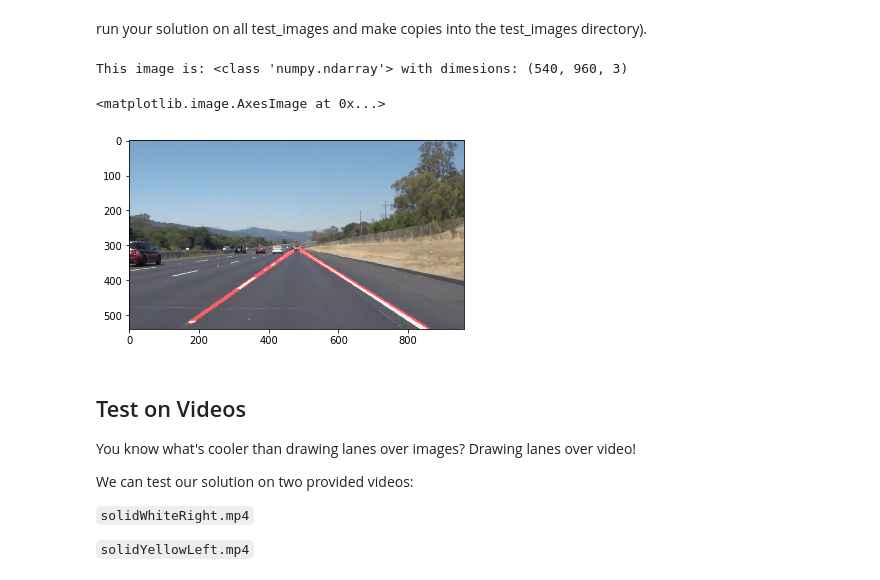
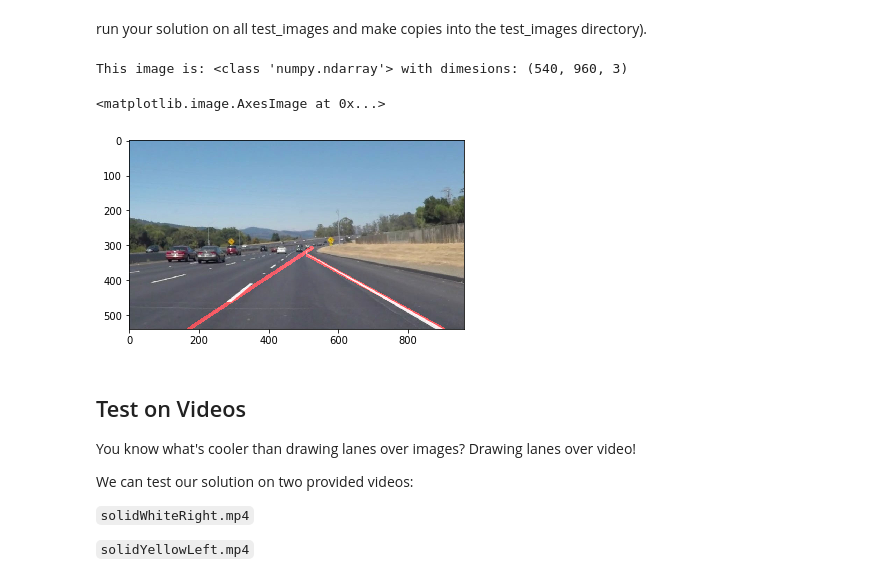
Before and after one commit to seaunderwater/CarND-LaneLines-P1, a Jupyter notebook: P1.ipynb, the cells around one changed output. Drawn from its saved outputs; the diff is of its cells as text; code cells hidden in the pictures.

Commit message:
working for all images

```diff
--- a/P1.ipynb
+++ b/P1.ipynb
@@ -190,7 +190,7 @@ solidYellowCurve = mpimg.imread('test_images/solidYellowCurve.jpg')
 solidYellowCurve2 = mpimg.imread('test_images/solidYellowCurve2.jpg')
 solidYellowLeft = mpimg.imread('test_images/solidYellowLeft.jpg')
 whiteCarLaneSwitch = mpimg.imread('test_images/whiteCarLaneSwitch.jpg')
-solidWhiteRight = mpimg.imread('test_images/solidWhiteRight.jpg')
+solidWhiteRight = mpimg.imread('test_images/solidWhiteCurve.jpg')
 print('This image is:', type(solidWhiteRight), 'with dimesions:', solidWhiteRight.shape)
 
 
@@ -252,36 +252,42 @@ for line in right_line:
             min = line[0]
             min_right = [line[0], line[1]]
         if line[2] > max:
             max = line[2]
             max_right = [line[2], line[3]]
 
-cv2.line(line_image, (min_right[0], min_right[1]), (max_right[0], max_right[1]), (255, 0, 0), 10)
+slope_right = float((max_right[1]-min_right[1])/(max_right[0]-min_right[0]))
+b_right = min_right[1] - float(min_right[0])*slope_right
+right_x = ((540 - b_right)/slope_right)
+cv2.line(line_image, (min_right[0], min_right[1]), (int(right_x), 540), (255, 0, 0), 10)
 
 #extrapolate left_lane
 min = 1000
 min_left = []
 max = 0
 max_left = []
 for line in left_line:
     #for x1, y1, x2, y2 in line:
         if line[0] < min:
             min = line[0]
             min_left = [line[0], line[1]]
         if line[2] > max:
             max = line[2]
             max_left = [line[2], line[3]]
 
-cv2.line(line_image, (min_left[0], min_left[1]), (max_left[0], max_left[1]), (255, 0, 0), 10)
+slope_left = float((max_left[1]-min_left[1])/(max_left[0]-min_left[0]))
+b_left = min_left[1] - float(min_left[0])*slope_left
+left_x = ((540 - b_left)/slope_left)
+cv2.line(line_image, (int(left_x), 540), (max_left[0], max_left[1]), (255, 0, 0), 10)
 
 #draw lines on edge image
 combo = cv2.addWeighted(solidWhiteRight, 1, line_image, .6, 0)
 #color = cv2.cvtColor(combo, cv2.COLOR_GRAY2RGB)
 
 plt.imshow(combo)
 # %% [output]
 This image is: <class 'numpy.ndarray'> with dimesions: (540, 960, 3)
 <matplotlib.image.AxesImage at 0x...>
-[figure, old version]
+[figure, new version]
 # %% [markdown]
 ## Test on Videos
 
```
